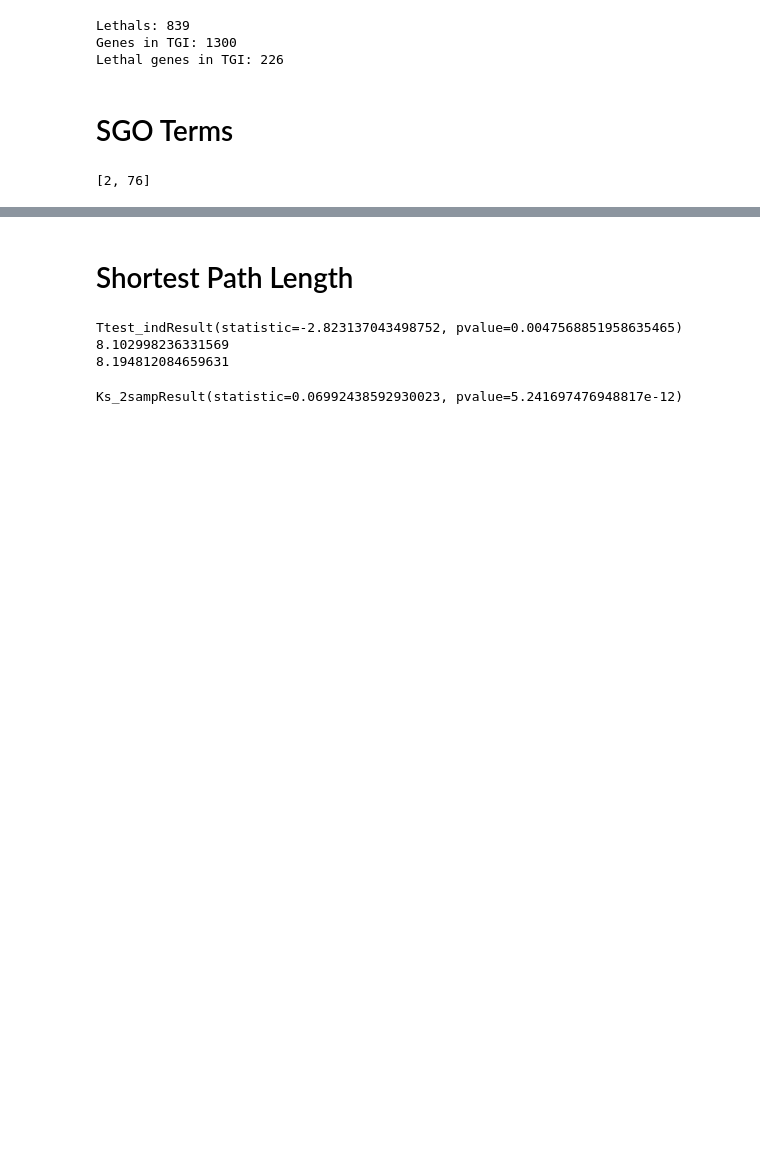
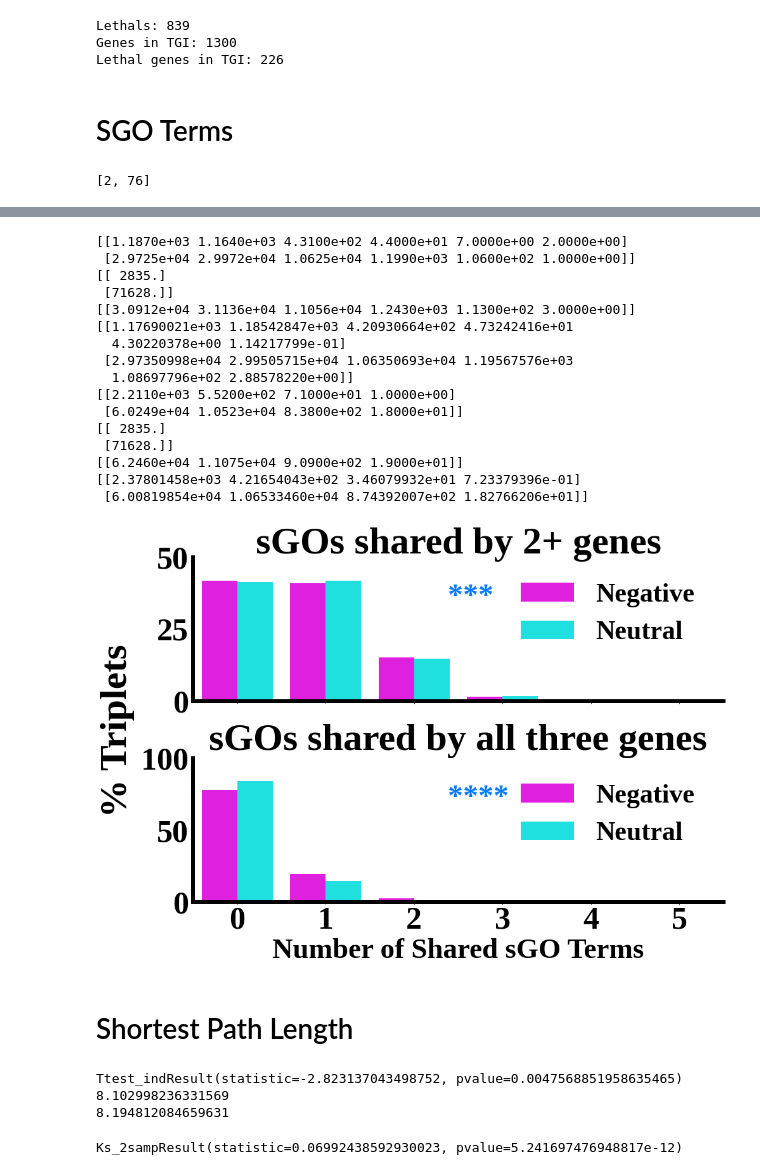
Before and after one commit to KISRDevelopment/cell_viability_paper, a Jupyter notebook: tgi_exploration.ipynb, the cells around one changed output, grey strips where cells are left out. Drawn from its saved outputs; the diff is of its cells as text; code cells hidden in the pictures; blank space fills up the shorter version.

```diff
--- a/tgi_exploration.ipynb
+++ b/tgi_exploration.ipynb
@@ -112,7 +112,7 @@ def calculateR(threshold):
         for n_terms_shared in range(R.shape[1]):
             R[thebin, n_terms_shared] = np.sum(class_terms[:,threshold-1] == n_terms_shared)
     return R
-def visualizeR(R, output_path):
+def visualizeR(R, ax, output_path, title, showxlabel=True, yticks=None):
     MAX_TERMS_SHARED = 6
     rows = []
     bin_labels = ['Negative', 'Neutral']
@@ -128,7 +128,7 @@ def visualizeR(R, output_path):
                 "freq" : freq
             })
     df = pd.DataFrame(rows)
-    f, ax = plt.subplots(1, 1, figsize=(15, 10))
+
     g = sns.barplot(x="n_terms_shared",
             y="freq",
             hue="bin",
@@ -136,19 +136,26 @@ def visualizeR(R, output_path):
             data=df,
             palette=['magenta', 'cyan'])
 
+    if yticks is not None:
+        ax.set_yticks(yticks)
+
     ax.yaxis.set_tick_params(labelsize=plot_cfg['tick_label_size'])
     ax.xaxis.set_tick_params(labelsize=plot_cfg['tick_label_size'])
-    ax.set_ylabel("% Triplets", fontsize=plot_cfg['ylabel_size'], fontweight='bold')
-    ax.set_xlabel("Number of Shared sGO Terms", fontsize=plot_cfg['ylabel_size'], fontweight='bold')
+    #ax.set_ylabel("% Triplets", fontsize=plot_cfg['ylabel_size'], fontweight='bold')
+    ax.set_ylabel("")
+    if showxlabel:
+        ax.set_xlabel("Number of Shared sGO Terms", fontsize=plot_cfg['ylabel_size']*0.75, fontweight='bold')
+    else:
+        ax.set_xlabel("")
     ax.spines['right'].set_visible(False)
     ax.spines['top'].set_visible(False)
-    ax.legend(frameon=False, fontsize=plot_cfg['legend_size'], bbox_to_anchor=(0.9,0.9))
+    ax.legend(frameon=False, fontsize=plot_cfg['legend_size'], bbox_to_anchor=(0.99,0.99))
     plt.setp(ax.spines.values(),linewidth=plot_cfg["border_size"], color='black')
     chisq, p, ddof = chi2(R)
     stars = '*' * eval_funcs.compute_stars(p, 0.05)
-    ax.text(0.4, 0.83, stars,
+    ax.text(0.48, 0.82, stars,
                     transform=ax.transAxes,
                     color=star_colors[1], ha="left", va="top", weight='bold',
                     fontsize=plot_cfg['stars_label_size'])
-
-    plt.savefig(output_path, bbox_inches='tight', dpi=100)
+    ax.set_title(title, fontsize=plot_cfg['xlabel_size'], fontweight='bold')
+    #plt.savefig(output_path, bbox_inches='tight', dpi=100)
@@ -181,3 +162,35 @@ visualizeR(R, "../figures/yeast_tgi_sgo_all3.png")
+# %%
+
+R2 = calculateR(2)
+
+R3 = calculateR(3)
+
+f, axes = plt.subplots(2, 1, figsize=(15, 10), sharex=True)
+visualizeR(R2, axes[0], "../figures/yeast_tgi_sgo_atleast2.png", "sGOs shared by 2+ genes", showxlabel=False, yticks=[0, 25, 50])
+visualizeR(R3, axes[1], "../figures/yeast_tgi_sgo_all3.png", "sGOs shared by all three genes", yticks=[0, 50, 100])
+f.text(-0.01, 0.5, '% Triplets', va='center', rotation='vertical', fontsize=plot_cfg['ylabel_size'], fontweight='bold')
+f.subplots_adjust(hspace=0.4)
+
+# chisq, p, ddof = chi2(R)
+# print("Chi2: %f, p value: %f, ddof: %d" % (chisq, p, ddof))
+# %% [output]
+[[1.1870e+03 1.1640e+03 4.3100e+02 4.4000e+01 7.0000e+00 2.0000e+00]
+ [2.9725e+04 2.9972e+04 1.0625e+04 1.1990e+03 1.0600e+02 1.0000e+00]]
+[[ 2835.]
+ [71628.]]
+[[3.0912e+04 3.1136e+04 1.1056e+04 1.2430e+03 1.1300e+02 3.0000e+00]]
+[[1.17690021e+03 1.18542847e+03 4.20930664e+02 4.73242416e+01
+  4.30220378e+00 1.14217799e-01]
+ [2.97350998e+04 2.99505715e+04 1.06350693e+04 1.19567576e+03
+  1.08697796e+02 2.88578220e+00]]
+[[2.2110e+03 5.5200e+02 7.1000e+01 1.0000e+00]
+ [6.0249e+04 1.0523e+04 8.3800e+02 1.8000e+01]]
+[[ 2835.]
+ [71628.]]
+[[6.2460e+04 1.1075e+04 9.0900e+02 1.9000e+01]]
+[[2.37801458e+03 4.21654043e+02 3.46079932e+01 7.23379396e-01]
+ [6.00819854e+04 1.06533460e+04 8.74392007e+02 1.82766206e+01]]
+[figure, added]
 # %% [markdown]
 # Shortest Path Length
 # %%
```
Also changed, not shown: parts of 1 cell of this notebook, 7 other files.
